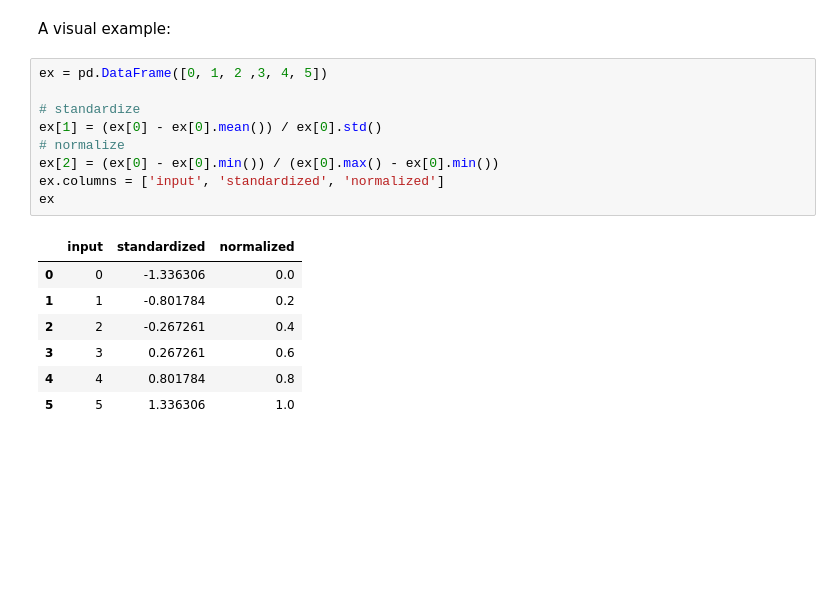
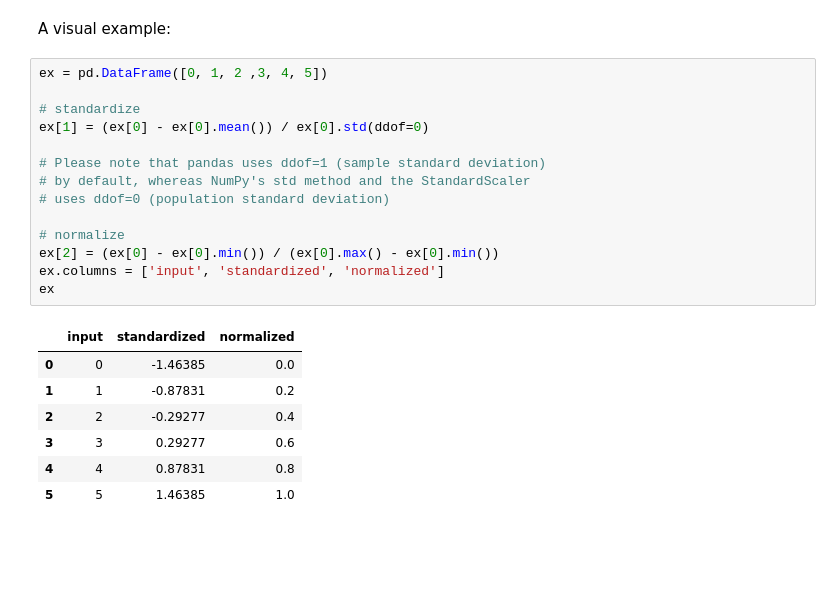
Before and after one commit to rasbt/python-machine-learning-book, a Jupyter notebook: code/ch04/ch04.ipynb, the cells around one changed output. Cells and saved outputs as stored; diff of their text form; blank space fills up the shorter version.

Commit message:
additional notes for clarification

```diff
--- a/code/ch04/ch04.ipynb
+++ b/code/ch04/ch04.ipynb
@@ -350,20 +350,25 @@ A visual example:
 # %%
 ex = pd.DataFrame([0, 1, 2 ,3, 4, 5])
 
 # standardize
-ex[1] = (ex[0] - ex[0].mean()) / ex[0].std()
+ex[1] = (ex[0] - ex[0].mean()) / ex[0].std(ddof=0)
+
+# Please note that pandas uses ddof=1 (sample standard deviation)
+# by default, whereas NumPy's std method and the StandardScaler
+# uses ddof=0 (population standard deviation)
+
 # normalize
 ex[2] = (ex[0] - ex[0].min()) / (ex[0].max() - ex[0].min())
 ex.columns = ['input', 'standardized', 'normalized']
 ex
 # %% [output]
 |  | input | standardized | normalized |
-| 0 | 0 | -1.336306 | 0.0 |
-| 1 | 1 | -0.801784 | 0.2 |
-| 2 | 2 | -0.267261 | 0.4 |
-| 3 | 3 | 0.267261 | 0.6 |
-| 4 | 4 | 0.801784 | 0.8 |
-| 5 | 5 | 1.336306 | 1.0 |
+| 0 | 0 | -1.46385 | 0.0 |
+| 1 | 1 | -0.87831 | 0.2 |
+| 2 | 2 | -0.29277 | 0.4 |
+| 3 | 3 | 0.29277 | 0.6 |
+| 4 | 4 | 0.87831 | 0.8 |
+| 5 | 5 | 1.46385 | 1.0 |
 # %% [markdown]
 <br>
 <br>
```
Also changed, not shown: parts of 1 cell of this notebook, 2 other files.
